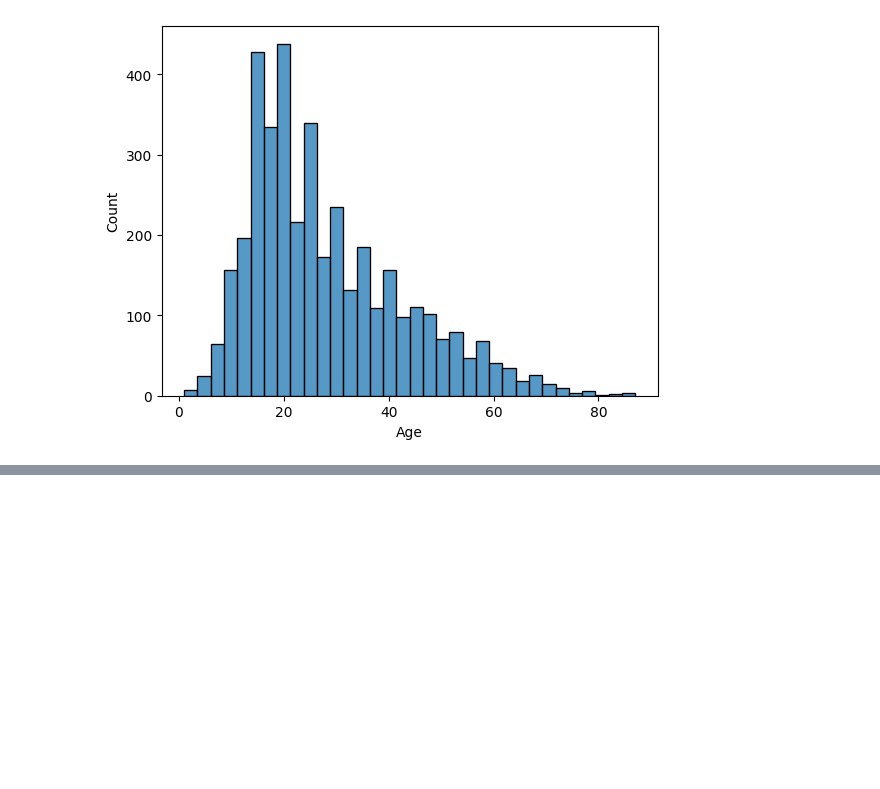
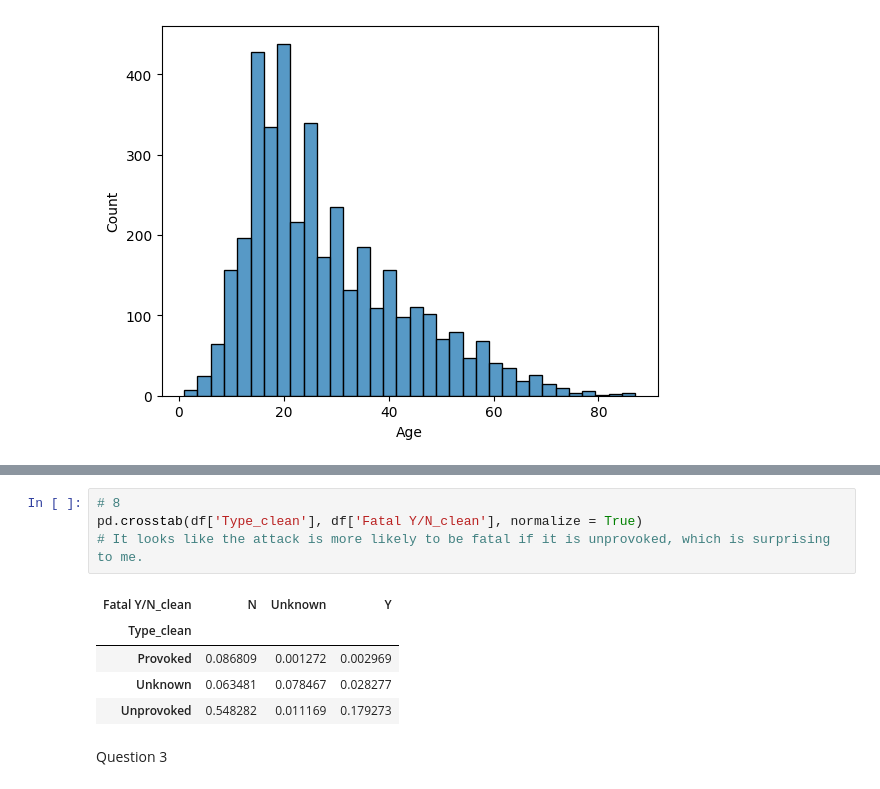
Before and after one commit to oliviapang/DS_3001_Assignments, a Jupyter notebook: Assignment_1/1_Wrangling_and_EDA.ipynb, the cells around one changed output, grey strips where cells are left out. Saved outputs shown, nothing was run; the diff lists cells and outputs as text; blank space fills up the shorter version.

```diff
--- a/Assignment_1/1_Wrangling_and_EDA.ipynb
+++ b/Assignment_1/1_Wrangling_and_EDA.ipynb
@@ -202,0 +245,12 @@ TypeError: unhashable type: 'numpy.ndarray'
+# %%
+# 8
+pd.crosstab(df['Type_clean'], df['Fatal Y/N_clean'], normalize = True)
+# It looks like the attack is more likely to be fatal if it is unprovoked, which is surprising to me.
+# %% [output]
+| Fatal Y/N_clean | N | Unknown | Y |
+| Type_clean |  |  |  |
+| Provoked | 0.086809 | 0.001272 | 0.002969 |
+| Unknown | 0.063481 | 0.078467 | 0.028277 |
+| Unprovoked | 0.548282 | 0.011169 | 0.179273 |
+# %% [markdown]
+Question 3
```
Also changed, not shown: parts of 5 cells of this notebook.
